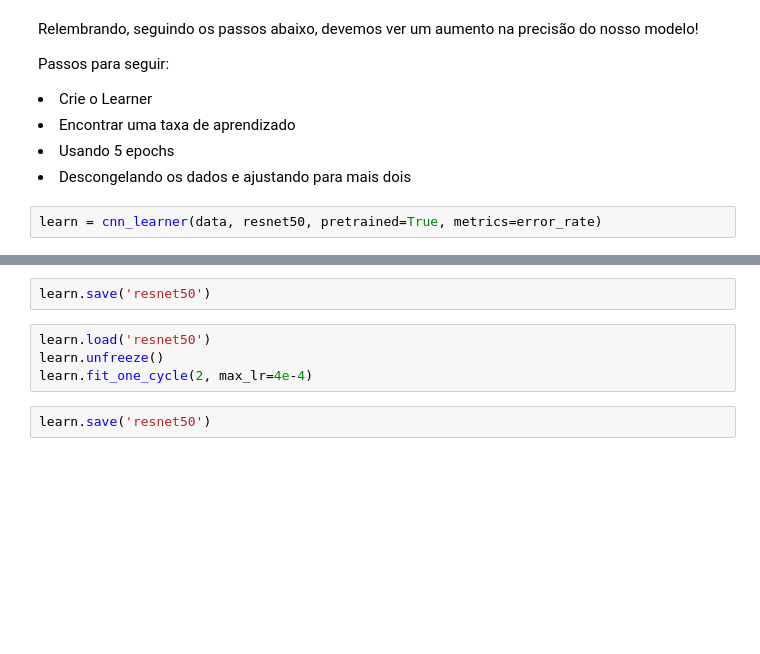
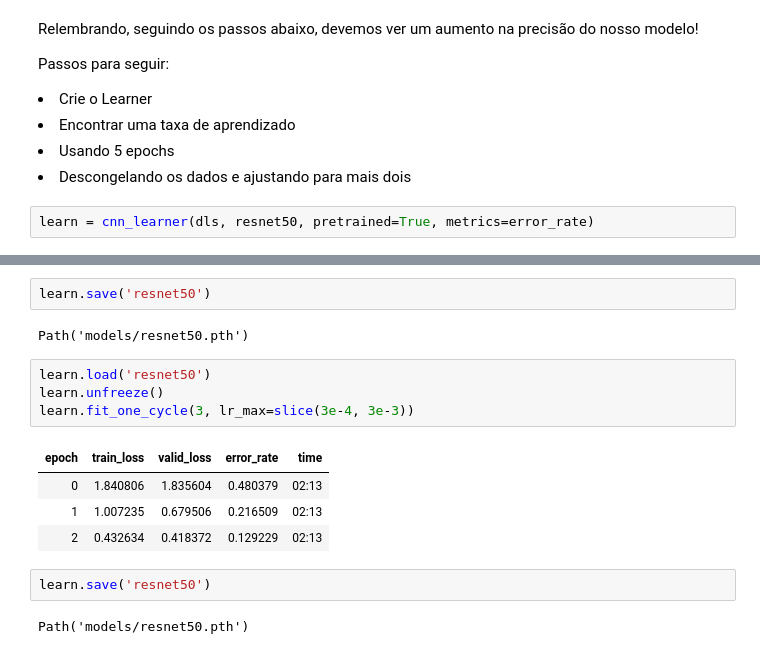
Before and after one commit to fabiokrone/pets-dataset-classifier, a Jupyter notebook: pets-dataset-classifier.ipynb, the cells around one changed output, grey strips where cells are left out. Saved outputs shown, nothing was run; the diff lists cells and outputs as text; blank space fills up the shorter version.

```diff
--- a/pets-dataset-classifier.ipynb
+++ b/pets-dataset-classifier.ipynb
@@ -255,4 +299,4 @@ Passos para seguir:
 <li>Usando 5 epochs</li>
 <li>Descongelando os dados e ajustando para mais dois</li>
 # %%
-learn = cnn_learner(data, resnet50, pretrained=True, metrics=error_rate)
+learn = cnn_learner(dls, resnet50, pretrained=True, metrics=error_rate)
@@ -263,8 +320,17 @@ learn.fit_one_cycle(5, lr_max=slice(3e-4, 3e-3))
 # %%
 learn.save('resnet50')
+# %% [output]
+Path('models/resnet50.pth')
 # %%
 learn.load('resnet50')
 learn.unfreeze()
-learn.fit_one_cycle(2, max_lr=4e-4)
+learn.fit_one_cycle(3, lr_max=slice(3e-4, 3e-3))
+# %% [output]
+| epoch | train_loss | valid_loss | error_rate | time |
+| 0 | 1.840806 | 1.835604 | 0.480379 | 02:13 |
+| 1 | 1.007235 | 0.679506 | 0.216509 | 02:13 |
+| 2 | 0.432634 | 0.418372 | 0.129229 | 02:13 |
 # %%
 learn.save('resnet50')
+# %% [output]
+Path('models/resnet50.pth')
```
Also changed, not shown: parts of 19 cells of this notebook.
